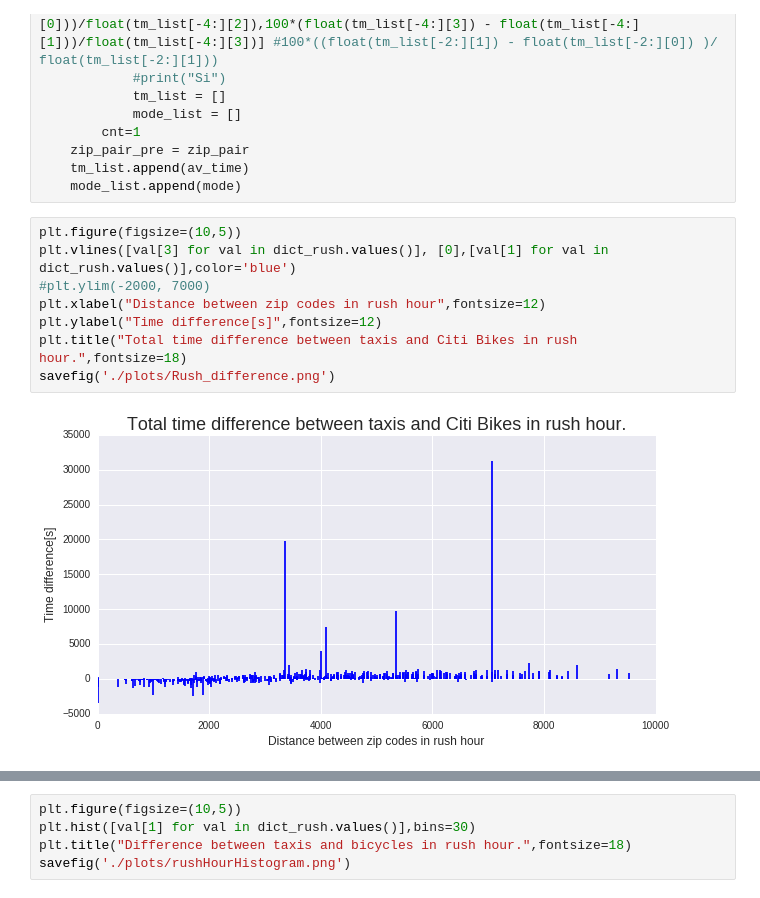
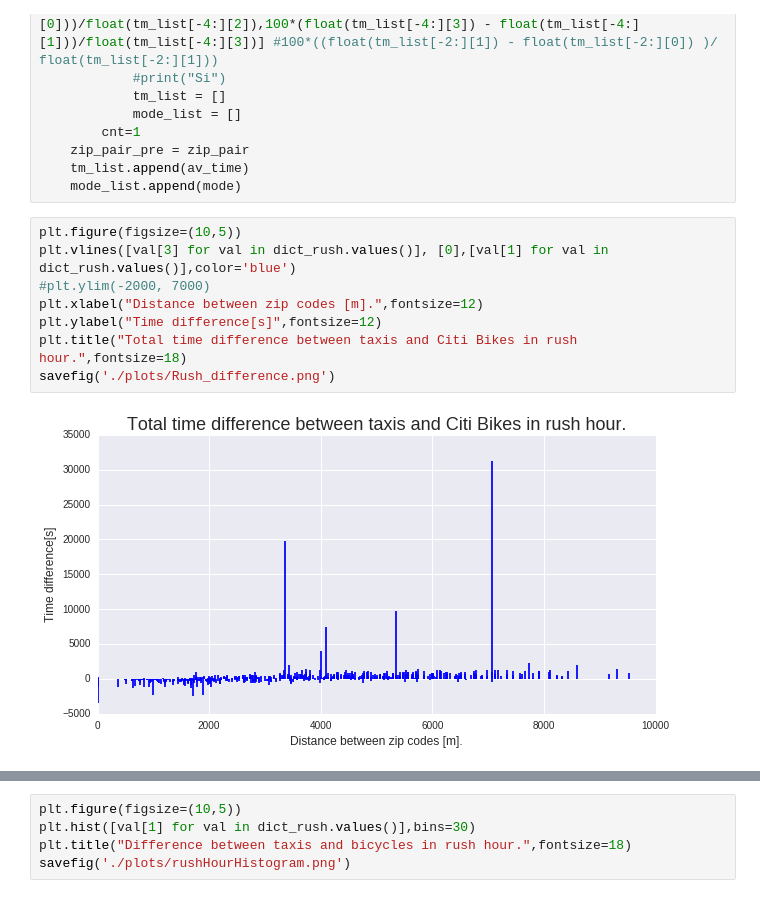
Before and after one commit to sarangof/Citibike-vs-taxis-NYC, a Jupyter notebook: resultsVisualization.ipynb, the cells around one changed output, grey strips where cells are left out. Drawn from its saved outputs; the diff is of its cells as text.

```diff
--- a/resultsVisualization.ipynb
+++ b/resultsVisualization.ipynb
@@ -148,13 +170,13 @@ for item in pairs[:-1]:
 # %%
 plt.figure(figsize=(10,5))
 plt.vlines([val[3] for val in dict_rush.values()], [0],[val[1] for val in dict_rush.values()],color='blue')
 #plt.ylim(-2000, 7000)
-plt.xlabel("Distance between zip codes in rush hour",fontsize=12)
+plt.xlabel("Distance between zip codes [m].",fontsize=12)
 plt.ylabel("Time difference[s]",fontsize=12)
 plt.title("Total time difference between taxis and Citi Bikes in rush hour.",fontsize=18)
 savefig('./plots/Rush_difference.png')
 # %% [output]
-[figure, old version]
+[figure, new version]
 # %%
 plt.figure(figsize=(10,5))
 plt.vlines([val[3] for val in dict_rush.values()], [0],[val[1] for val in dict_rush.values()],color='blue')
```
Also changed, not shown: parts of 15 cells of this notebook, 2 other files.
